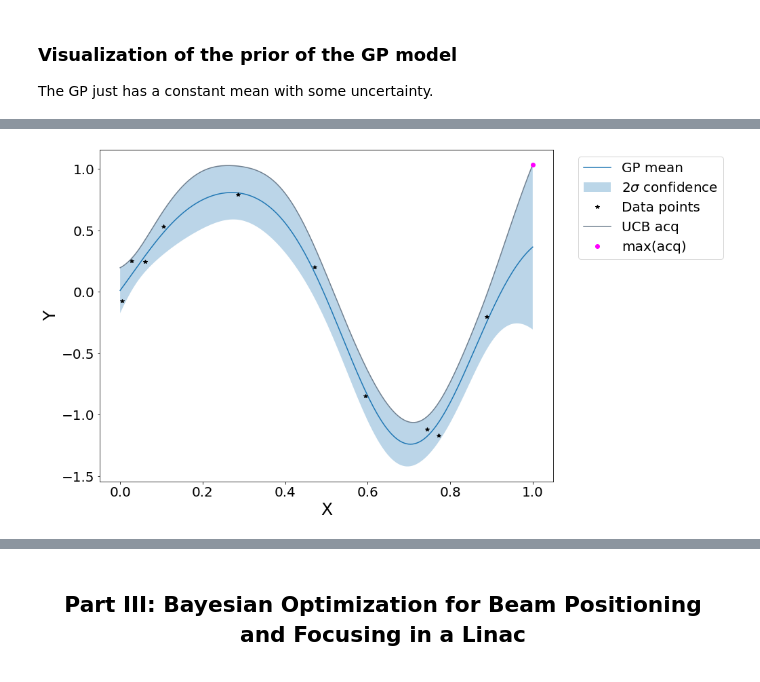
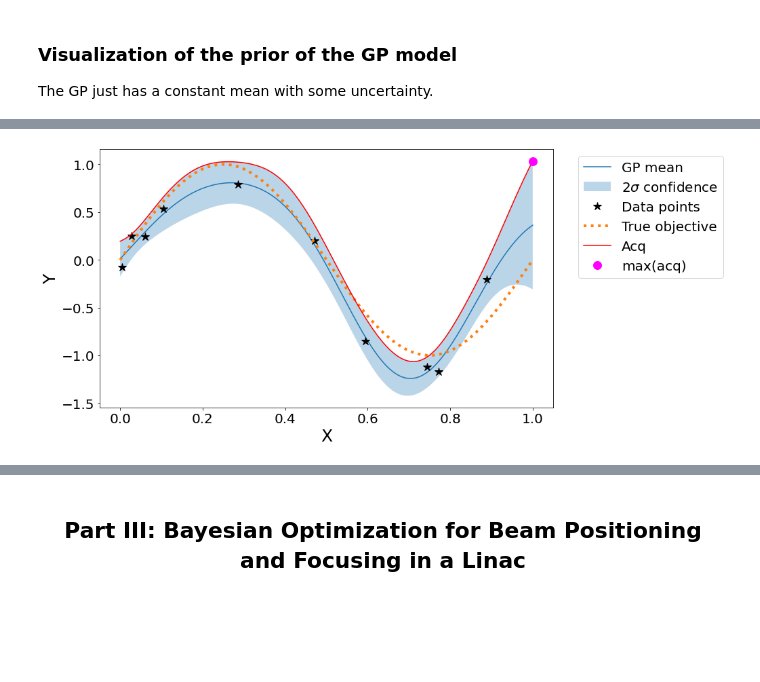
Before and after one commit to aoeftiger/TUDa-NMAP-14, a Jupyter notebook: lecture.ipynb, the cells around one changed output, grey strips where cells are left out. Cells and saved outputs as stored; diff of their text form; code cells hidden in the pictures; blank space fills up the shorter version.

```diff
--- a/lecture.ipynb
+++ b/lecture.ipynb
@@ -328,9 +400,6 @@ where $\mu$ and $\sigma$ are the GP posterior mean and standard deviation respec
 # %%
-# Feel free to change the beta value in UCB, or use other acquistion functions
-acq = UpperConfidenceBound(model, beta=4)
-# acq = ExpectedImprovement(model,best_f=float(model.train_targets.max()))
-# acq = ProbabilityOfImprovement(model, best_f=float(model.train_targets.max()))
+acq_UCB = UpperConfidenceBound(model, beta=4)
+plot_acq_with_gp(model, observations_x, observations_y, acq_UCB, test_X, show_true_f=True,
+                 true_f_x= objective_x, true_f_y=objective_y)
+# %% [output]
+[figure, added]
-# %%
-plot_acq_with_gp(model, observations_x, observations_y, acq, test_X)
-# %% [output]
-[figure, removed]
```
Also changed, not shown: parts of 72 cells of this notebook, 2 other files.
